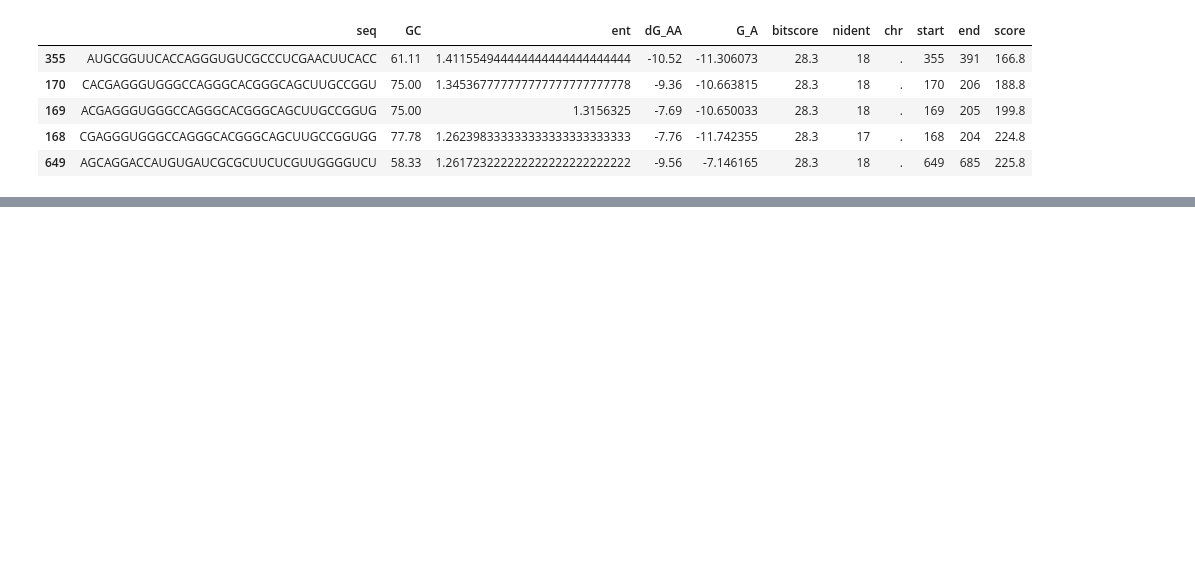
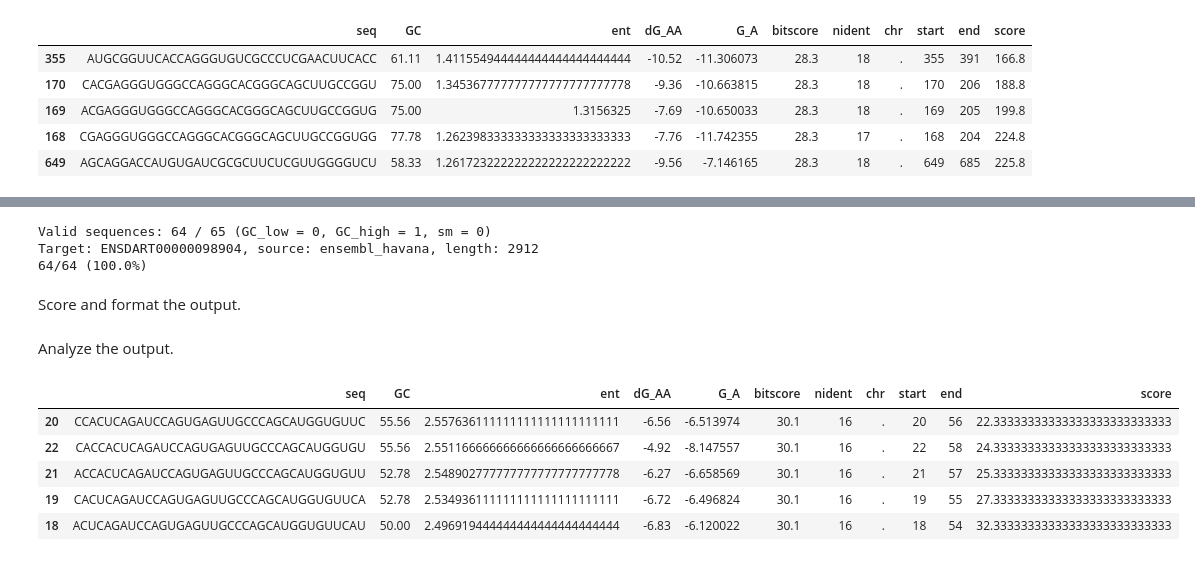
Before and after one commit to lapinskim/gene2csm, a Jupyter notebook: gene2csm.ipynb, the cells around one changed output, grey strips where cells are left out. Cells and saved outputs as stored; diff of their text form; code cells hidden in the pictures; blank space fills up the shorter version.

Commit message:
Add usage examples; better descriptions
Added examples of working with user input and provided more extensive descriptions for the examples.

```diff
--- a/gene2csm.ipynb
+++ b/gene2csm.ipynb
@@ -250,0 +276,2 @@ egfp_out['eGFP'].head()
+# %%
+cpeb1b_2nd_exon_part = '>ENSDART00000098904 exon 2; partial sequence\nGCAGACGCCTTCTGCAGAATGAACACCATGCTGGGCAACTCACTGGATCTGAGTGGTGTGTGCACAACTCCCACTGCCAAGTGCAAGCGAGACCCTTTTA'
@@ -250,0 +284,21 @@ egfp_out['eGFP'].head()
+# %%
+cpeb1b_part_res = estimate_energy_input(cpeb1b_2nd_exon_part, 36, (40,60), database=db, fasta_index=fa_db, proc=7)
+# %% [output]
+Valid sequences: 64 / 65 (GC_low = 0, GC_high = 1, sm = 0)
+Target: ENSDART00000098904, source: ensembl_havana, length: 2912
+64/64 (100.0%)
+# %% [markdown]
+Score and format the output.
+# %%
+cpeb1b_part_out = prepare_output([('cpeb1b', cpeb1b_part_res)], n_store=0, write=False)
+# %% [markdown]
+Analyze the output.
+# %%
+cpeb1b_part_out['cpeb1b'].head()
+# %% [output]
+|  | seq | GC | ent | dG_AA | G_A | bitscore | nident | chr | start | end | score |
+| 20 | CCACUCAGAUCCAGUGAGUUGCCCAGCAUGGUGUUC | 55.56 | 2.557636111111111111111111111 | -6.56 | -6.513974 | 30.1 | 16 | . | 20 | 56 | 22.33333333333333333333333333 |
+| 22 | CACCACUCAGAUCCAGUGAGUUGCCCAGCAUGGUGU | 55.56 | 2.551166666666666666666666667 | -4.92 | -8.147557 | 30.1 | 16 | . | 22 | 58 | 24.33333333333333333333333333 |
+| 21 | ACCACUCAGAUCCAGUGAGUUGCCCAGCAUGGUGUU | 52.78 | 2.548902777777777777777777778 | -6.27 | -6.658569 | 30.1 | 16 | . | 21 | 57 | 25.33333333333333333333333333 |
+| 19 | CACUCAGAUCCAGUGAGUUGCCCAGCAUGGUGUUCA | 52.78 | 2.534936111111111111111111111 | -6.72 | -6.496824 | 30.1 | 16 | . | 19 | 55 | 27.33333333333333333333333333 |
+| 18 | ACUCAGAUCCAGUGAGUUGCCCAGCAUGGUGUUCAU | 50.00 | 2.496919444444444444444444444 | -6.83 | -6.120022 | 30.1 | 16 | . | 18 | 54 | 32.33333333333333333333333333 |
```
Also changed, not shown: parts of 24 cells of this notebook.
